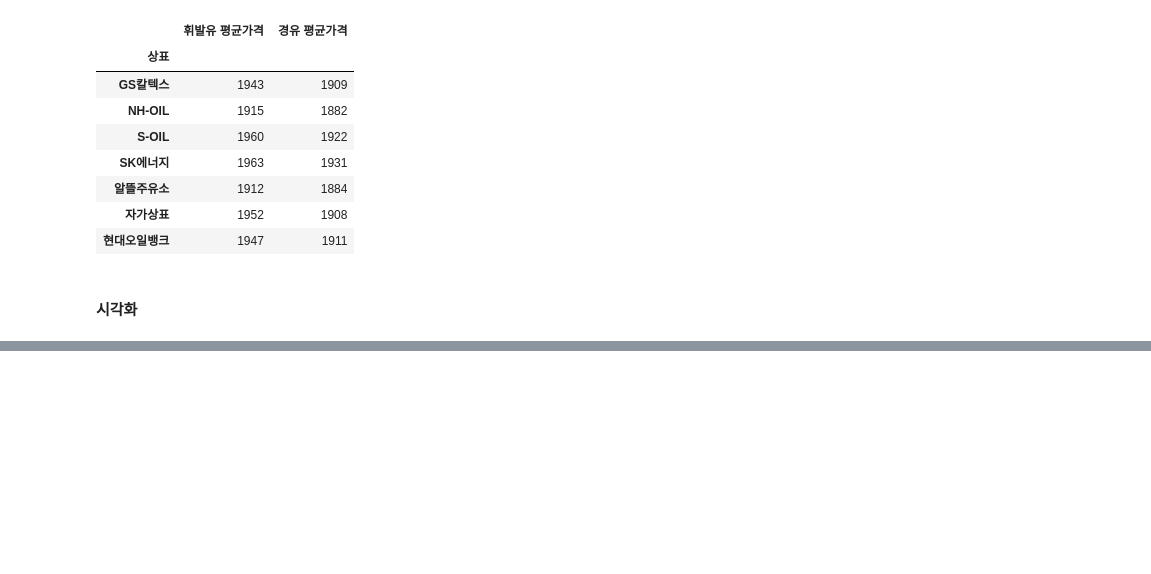
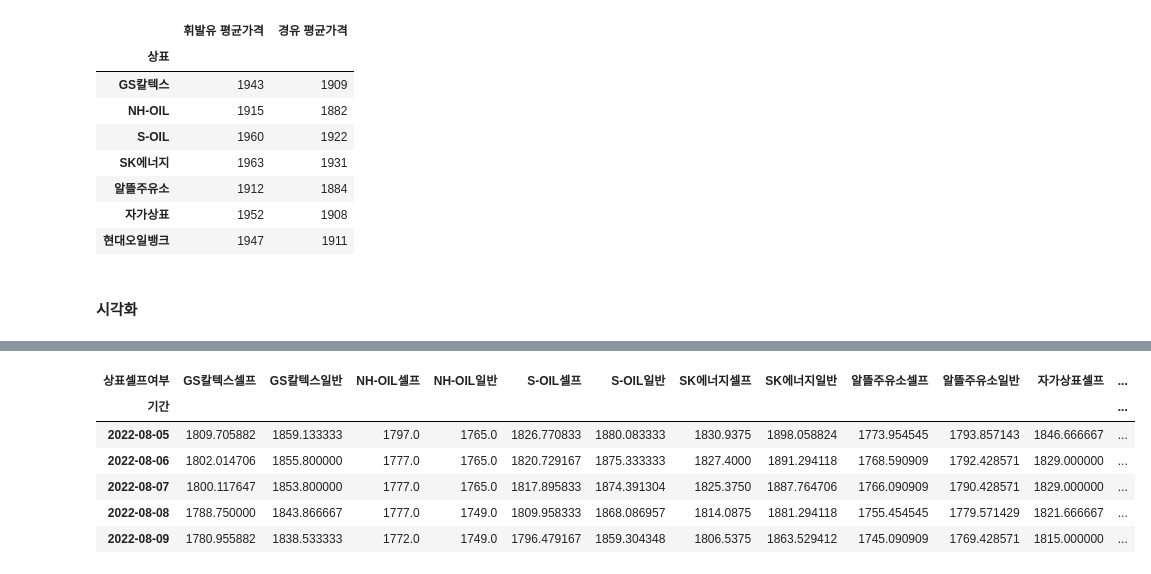
Before and after one commit to vinca0224/bigdata-analysis-2024, a Jupyter notebook: day13/임경세.ipynb, the cells around one changed output, grey strips where cells are left out. Drawn from its saved outputs; the diff is of its cells as text; code cells hidden in the pictures; blank space fills up the shorter version.

```diff
--- a/day13/임경세.ipynb
+++ b/day13/임경세.ipynb
@@ -227,0 +318,3 @@ TypeError: bar() missing 2 required positional arguments: 'x' and 'height'
+# %%
+data = data[['기간', '상표', '셀프여부', '휘발유', '경유']]
+data.head()
@@ -227,0 +328,3 @@ TypeError: bar() missing 2 required positional arguments: 'x' and 'height'
+# %%
+data['상표셀프여부'] = data['상표'] + data['셀프여부']
+data.head()
@@ -227,0 +338,2 @@ TypeError: bar() missing 2 required positional arguments: 'x' and 'height'
+# %%
+data = data.drop(data.columns[[1,2]], axis=1)
@@ -227,0 +342,13 @@ TypeError: bar() missing 2 required positional arguments: 'x' and 'height'
+# %%
+data_gasoline = data.drop(data.columns[2], axis=1)
+# %%
+data_gasoline = data_gasoline.pivot_table(values='휘발유', index=['기간'], columns= '상표셀프여부')
+data_gasoline.tail()
+# %% [output]
+| 상표셀프여부 | GS칼텍스셀프 | GS칼텍스일반 | NH-OIL셀프 | NH-OIL일반 | S-OIL셀프 | S-OIL일반 | SK에너지셀프 | SK에너지일반 | 알뜰주유소셀프 | 알뜰주유소일반 | 자가상표셀프 | ... |
+| 기간 |  |  |  |  |  |  |  |  |  |  |  | ... |
+| 2022-08-05 | 1809.705882 | 1859.133333 | 1797.0 | 1765.0 | 1826.770833 | 1880.083333 | 1830.9375 | 1898.058824 | 1773.954545 | 1793.857143 | 1846.666667 | ... |
+| 2022-08-06 | 1802.014706 | 1855.800000 | 1777.0 | 1765.0 | 1820.729167 | 1875.333333 | 1827.4000 | 1891.294118 | 1768.590909 | 1792.428571 | 1829.000000 | ... |
+| 2022-08-07 | 1800.117647 | 1853.800000 | 1777.0 | 1765.0 | 1817.895833 | 1874.391304 | 1825.3750 | 1887.764706 | 1766.090909 | 1790.428571 | 1829.000000 | ... |
+| 2022-08-08 | 1788.750000 | 1843.866667 | 1777.0 | 1749.0 | 1809.958333 | 1868.086957 | 1814.0875 | 1881.294118 | 1755.454545 | 1779.571429 | 1821.666667 | ... |
+| 2022-08-09 | 1780.955882 | 1838.533333 | 1772.0 | 1749.0 | 1796.479167 | 1859.304348 | 1806.5375 | 1863.529412 | 1745.090909 | 1769.428571 | 1815.000000 | ... |
```
Also changed, not shown: parts of 35 cells of this notebook, 3 other files.
